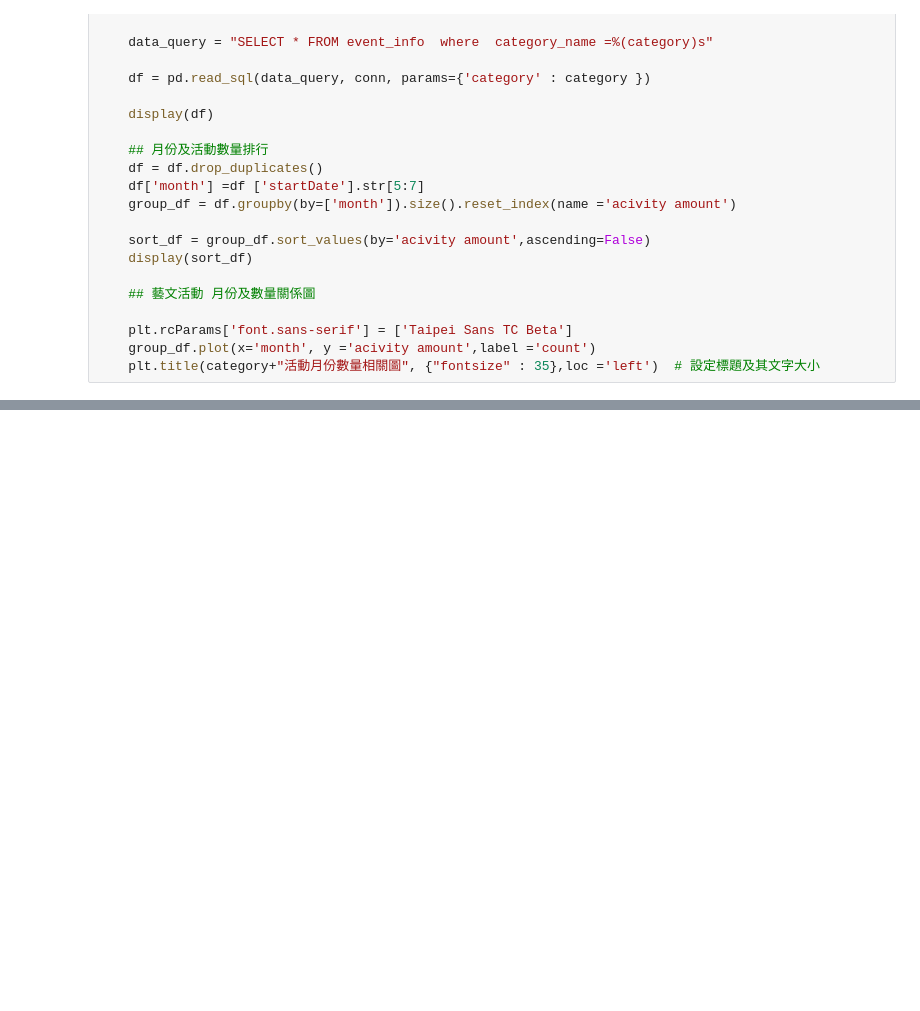
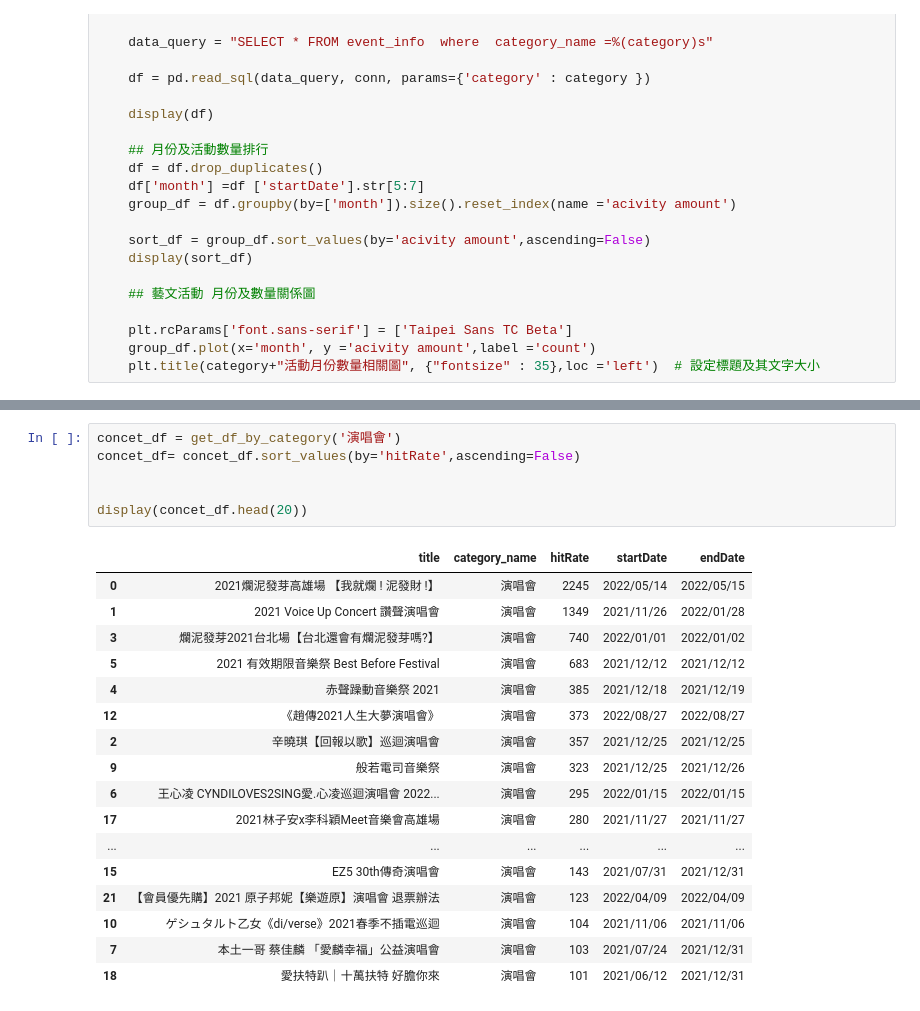
Before and after one commit to j551234/art_activity_analysis, a Jupyter notebook: music_month_analysis.ipynb, the cells around one changed output, grey strips where cells are left out. Cells and saved outputs as stored; diff of their text form; blank space fills up the shorter version.

```diff
--- a/music_month_analysis.ipynb
+++ b/music_month_analysis.ipynb
@@ -113,0 +156,24 @@ category_month_relation_analysis("獨立音樂")
+# %%
+concet_df = get_df_by_category('演唱會')
+concet_df= concet_df.sort_values(by='hitRate',ascending=False)
+
+
+display(concet_df.head(20))
+# %% [output]
+|  | title | category_name | hitRate | startDate | endDate |
+| 0 | 2021爛泥發芽高雄場 【我就爛 ! 泥發財 !】 | 演唱會 | 2245 | 2022/05/14 | 2022/05/15 |
+| 1 | 2021 Voice Up Concert 讚聲演唱會 | 演唱會 | 1349 | 2021/11/26 | 2022/01/28 |
+| 3 | 爛泥發芽2021台北場【台北還會有爛泥發芽嗎?】 | 演唱會 | 740 | 2022/01/01 | 2022/01/02 |
+| 5 | 2021 有效期限音樂祭 Best Before Festival | 演唱會 | 683 | 2021/12/12 | 2021/12/12 |
+| 4 | 赤聲躁動音樂祭 2021 | 演唱會 | 385 | 2021/12/18 | 2021/12/19 |
+| 12 | 《趙傳2021人生大夢演唱會》 | 演唱會 | 373 | 2022/08/27 | 2022/08/27 |
+| 2 | 辛曉琪【回報以歌】巡迴演唱會 | 演唱會 | 357 | 2021/12/25 | 2021/12/25 |
+| 9 | 般若電司音樂祭 | 演唱會 | 323 | 2021/12/25 | 2021/12/26 |
+| 6 | 王心凌 CYNDILOVES2SING愛.心凌巡迴演唱會 2022... | 演唱會 | 295 | 2022/01/15 | 2022/01/15 |
+| 17 | 2021林子安x李科穎Meet音樂會高雄場 | 演唱會 | 280 | 2021/11/27 | 2021/11/27 |
+| ... | ... | ... | ... | ... | ... |
+| 15 | EZ5 30th傳奇演唱會 | 演唱會 | 143 | 2021/07/31 | 2021/12/31 |
+| 21 | 【會員優先購】2021 原子邦妮【樂遊原】演唱會 退票辦法 | 演唱會 | 123 | 2022/04/09 | 2022/04/09 |
+| 10 | ゲシュタルト乙女《di/verse》2021春季不插電巡迴 | 演唱會 | 104 | 2021/11/06 | 2021/11/06 |
+| 7 | 本土一哥 蔡佳麟 「愛麟幸福」公益演唱會 | 演唱會 | 103 | 2021/07/24 | 2021/12/31 |
+| 18 | 愛扶特趴｜十萬扶特 好膽你來 | 演唱會 | 101 | 2021/06/12 | 2021/12/31 |
```
Also changed, not shown: parts of 5 cells of this notebook.
